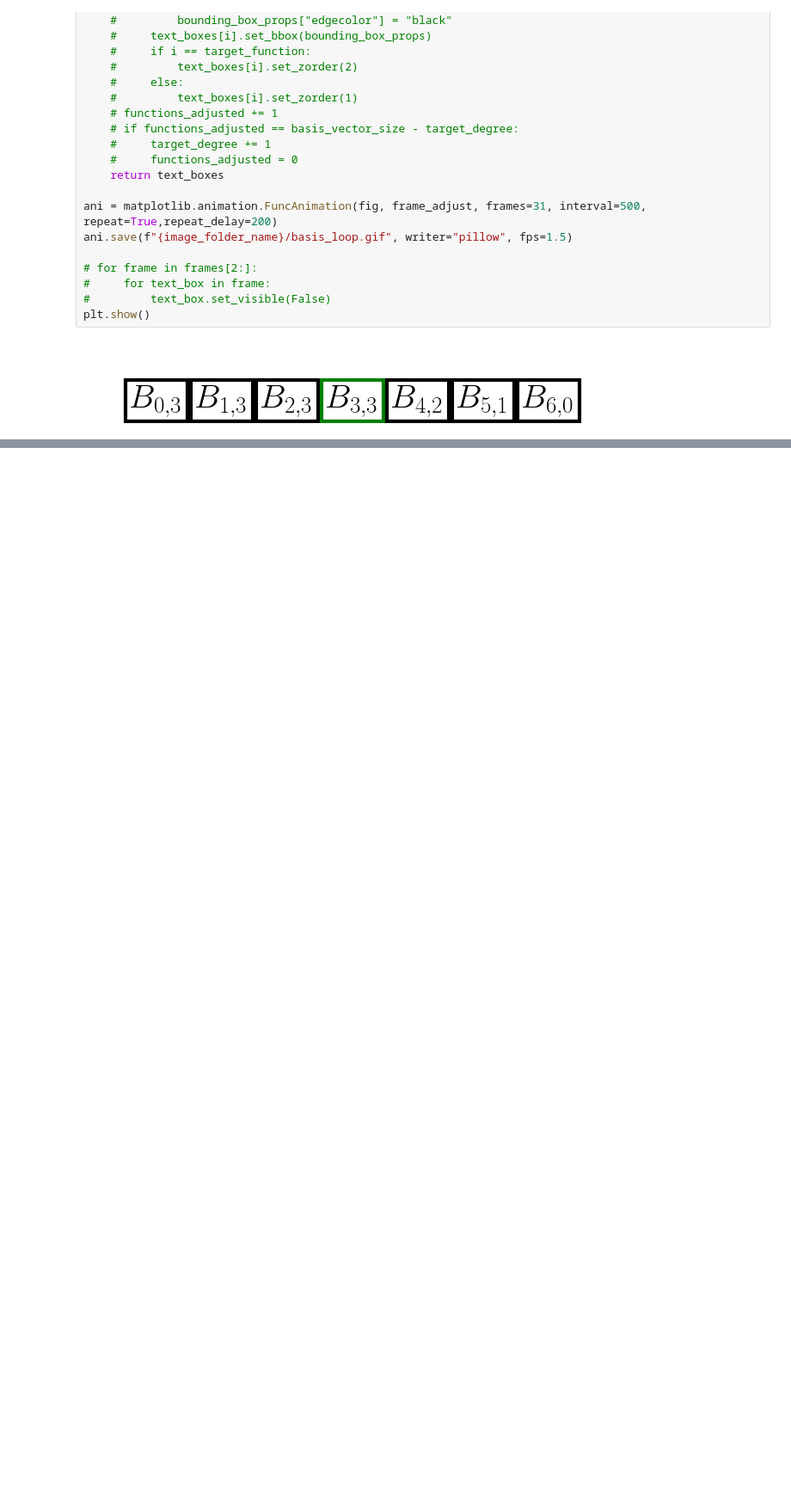
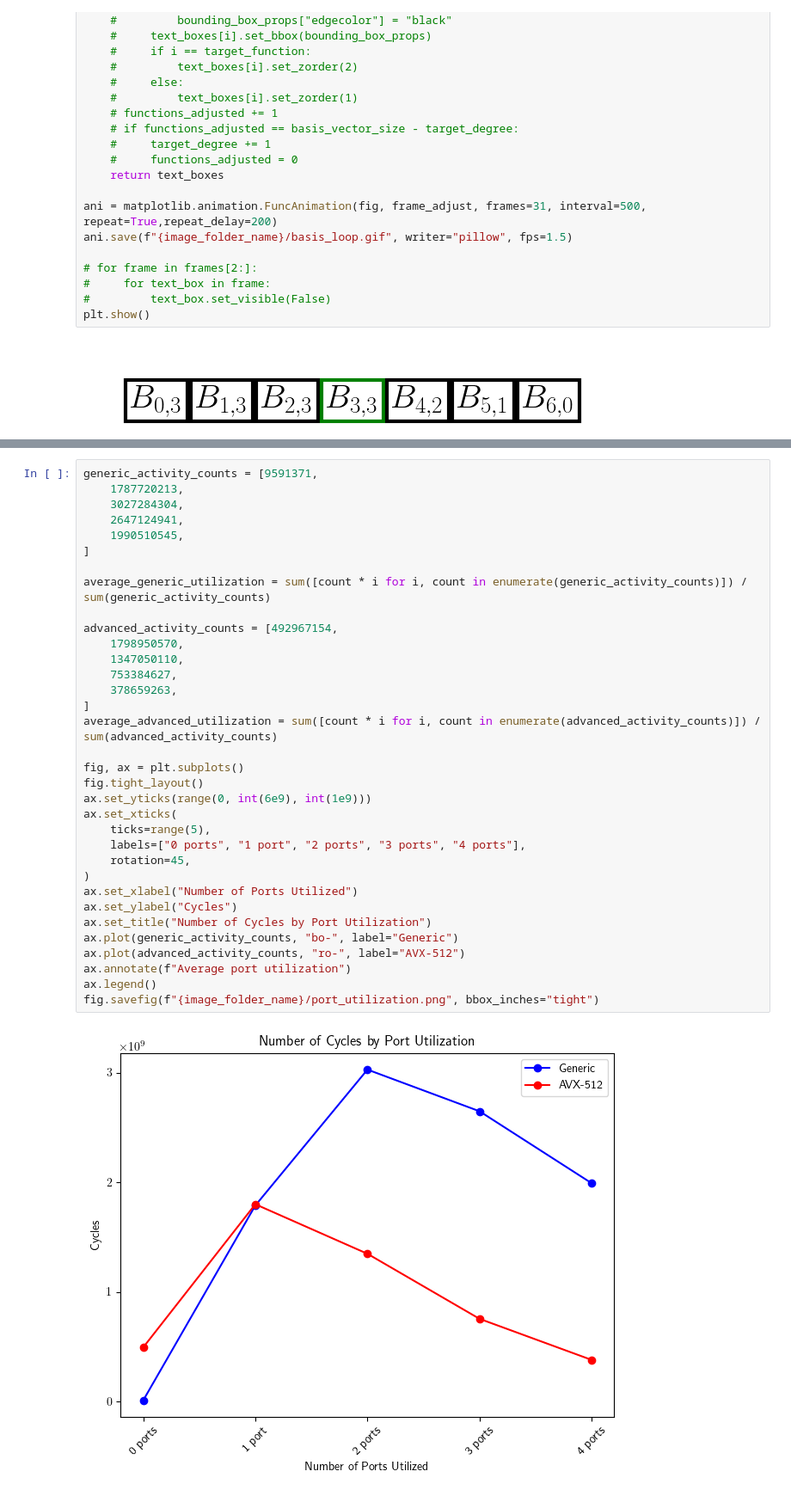
Before and after one commit to lprekon/lprekon.github.io, a Jupyter notebook: content/simd_benchmarking/simd_blogpost_graphics.ipynb, the cells around one changed output, grey strips where cells are left out. Shown: that part at 86% size. Drawn from its saved outputs; the diff is of its cells as text; blank space fills up the shorter version.

```diff
--- a/content/simd_benchmarking/simd_blogpost_graphics.ipynb
+++ b/content/simd_benchmarking/simd_blogpost_graphics.ipynb
@@ -439,0 +491,36 @@ plt.show()
+# %%
+generic_activity_counts = [9591371,
+    1787720213,
+    3027284304,
+    2647124941,
+    1990510545,
+]
+
+average_generic_utilization = sum([count * i for i, count in enumerate(generic_activity_counts)]) / sum(generic_activity_counts)
+
+advanced_activity_counts = [492967154,
+    1798950570,
+    1347050110,
+    753384627,
+    378659263,
+]
+average_advanced_utilization = sum([count * i for i, count in enumerate(advanced_activity_counts)]) / sum(advanced_activity_counts)
+
+fig, ax = plt.subplots()
+fig.tight_layout()
+ax.set_yticks(range(0, int(6e9), int(1e9)))
+ax.set_xticks(
+    ticks=range(5),
+    labels=["0 ports", "1 port", "2 ports", "3 ports", "4 ports"],
+    rotation=45,
+)
+ax.set_xlabel("Number of Ports Utilized")
+ax.set_ylabel("Cycles")
+ax.set_title("Number of Cycles by Port Utilization")
+ax.plot(generic_activity_counts, "bo-", label="Generic")
+ax.plot(advanced_activity_counts, "ro-", label="AVX-512")
+ax.annotate(f"Average port utilization")
+ax.legend()
+fig.savefig(f"{image_folder_name}/port_utilization.png", bbox_inches="tight")
+# %% [output]
+[figure, added]
```
Also changed, not shown: parts of 3 cells of this notebook, 2 other files.
